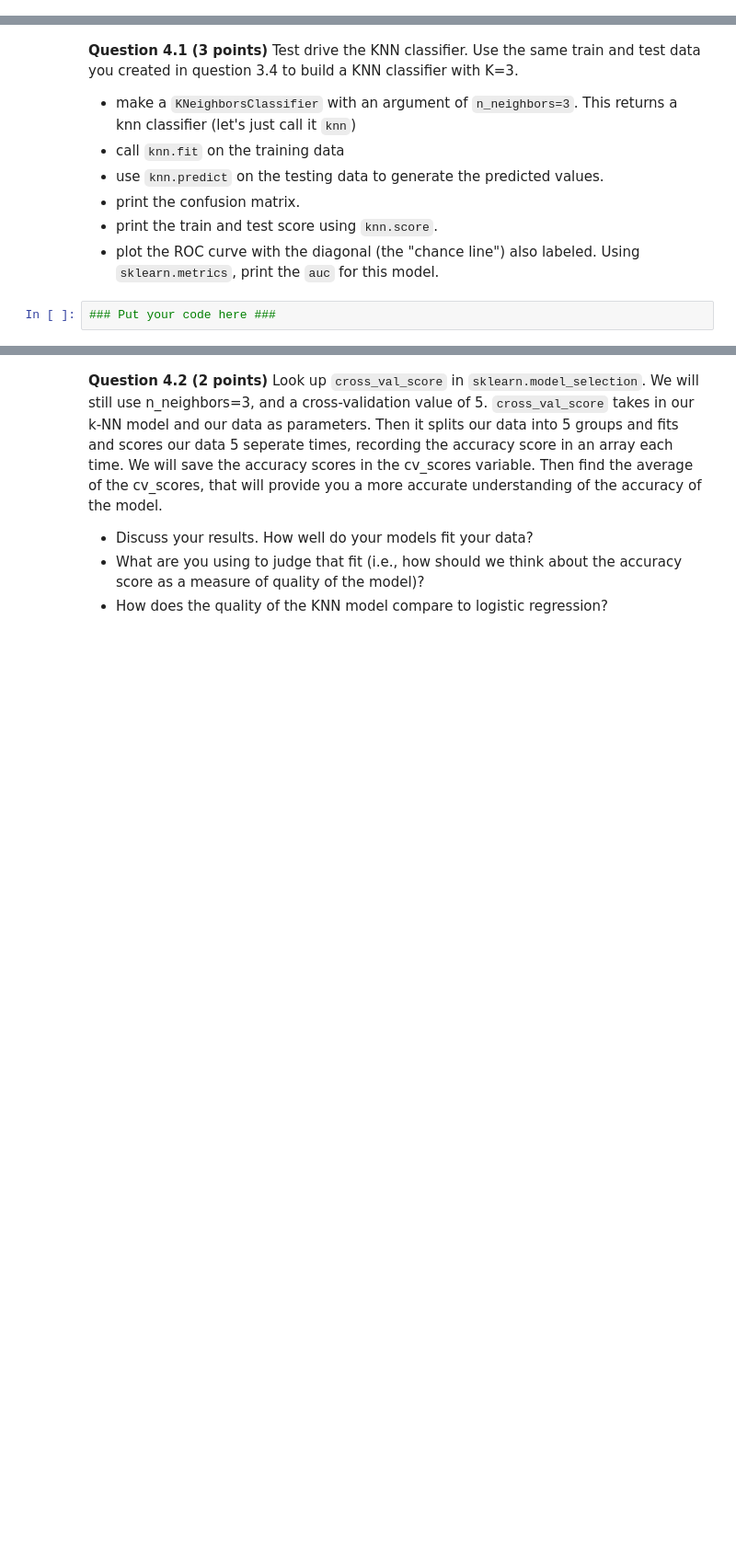
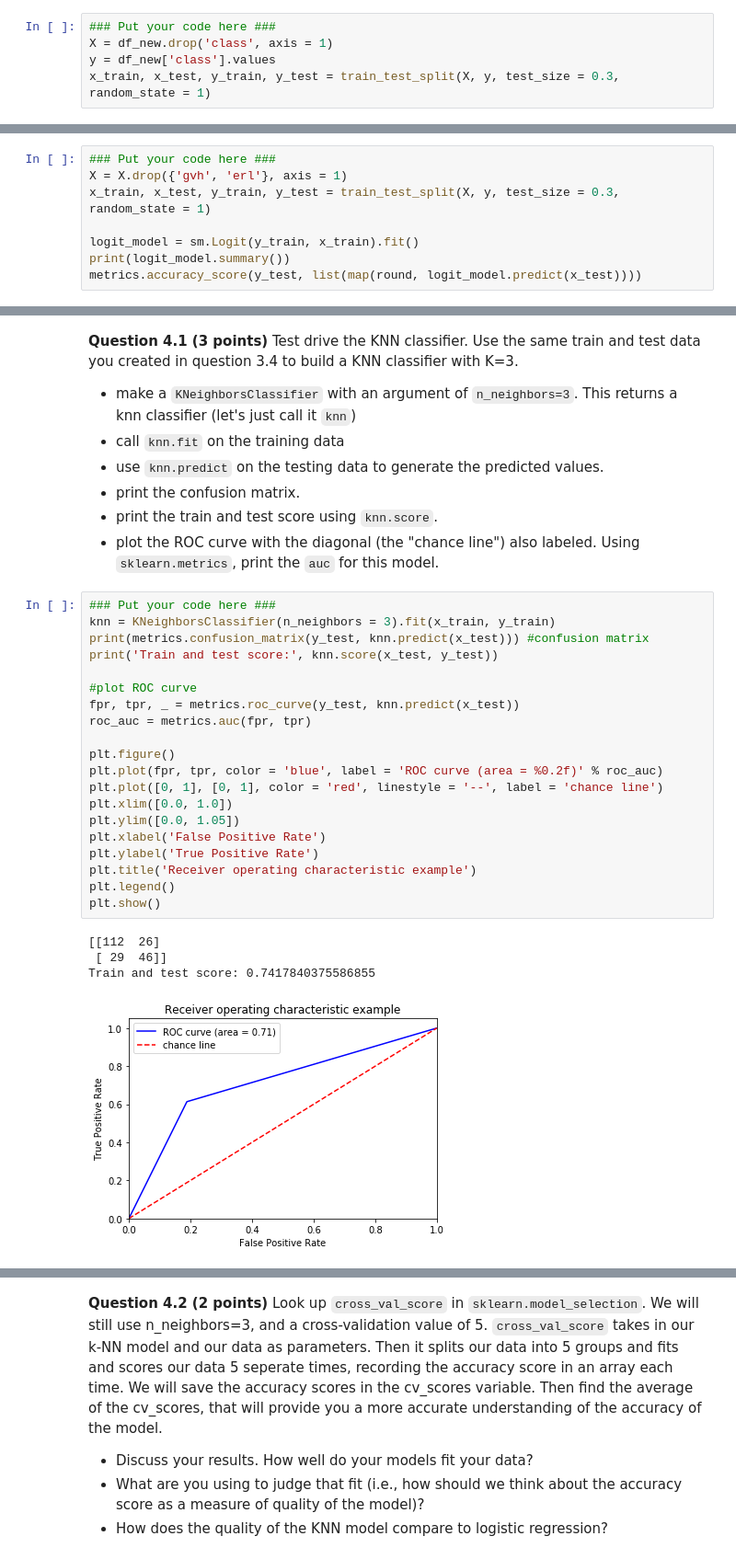
Before and after one commit to lamdao27/hw-03, a Jupyter notebook: HW-03_GitML-STUDENT.ipynb, the cells around one changed output, grey strips where cells are left out. Shown at 92% size. Saved outputs shown, nothing was run; the diff lists cells and outputs as text; blank space fills up the shorter version.

```diff
--- a/HW-03_GitML-STUDENT.ipynb
+++ b/HW-03_GitML-STUDENT.ipynb
@@ -84,3 +121,8 @@ In the next part we will build a logistic regression model for the data classifi
+# %%
+### Put your code here ###
+X = df_new.drop('class', axis = 1)
+y = df_new['class'].values
+x_train, x_test, y_train, y_test = train_test_split(X, y, test_size = 0.3, random_state = 1)
 # %% [markdown]
 **Question 3.2 (2 points)** Perform the logistic regression.
 * Discuss your results. How well does your model fit your data? What evidence are you using to make the determination?
@@ -95,0 +160,8 @@ In the next part we will build a logistic regression model for the data classifi
+# %%
+### Put your code here ###
+X = X.drop({'gvh', 'erl'}, axis = 1)
+x_train, x_test, y_train, y_test = train_test_split(X, y, test_size = 0.3, random_state = 1)
+
+logit_model = sm.Logit(y_train, x_train).fit()
+print(logit_model.summary())
+metrics.accuracy_score(y_test, list(map(round, logit_model.predict(x_test))))
@@ -107,8 +201,31 @@ In the next part we will be building a class that will use the k-nearest neighbo
 - print the confusion matrix.
 - print the train and test score using `knn.score`.
 - plot the ROC curve with the diagonal (the "chance line") also labeled. Using `sklearn.metrics`, print the `auc` for this model.
-# %%
-### Put your code here ###
+# %%
+### Put your code here ###
+knn = KNeighborsClassifier(n_neighbors = 3).fit(x_train, y_train)
+print(metrics.confusion_matrix(y_test, knn.predict(x_test))) #confusion matrix
+print('Train and test score:', knn.score(x_test, y_test))
+
+#plot ROC curve
+fpr, tpr, _ = metrics.roc_curve(y_test, knn.predict(x_test))
+roc_auc = metrics.auc(fpr, tpr)
+
+plt.figure()
+plt.plot(fpr, tpr, color = 'blue', label = 'ROC curve (area = %0.2f)' % roc_auc)
+plt.plot([0, 1], [0, 1], color = 'red', linestyle = '--', label = 'chance line')
+plt.xlim([0.0, 1.0])
+plt.ylim([0.0, 1.05])
+plt.xlabel('False Positive Rate')
+plt.ylabel('True Positive Rate')
+plt.title('Receiver operating characteristic example')
+plt.legend()
+plt.show()
+# %% [output]
+[[112  26]
+ [ 29  46]]
+Train and test score: 0.7417840375586855
+[figure, added]
 # %% [markdown]
 ## k-Fold Cross-Validation
 Cross-validation is when the dataset is randomly split up into ‘k’ groups. One of the groups is used as the test set and the rest are used as the training set. The model is trained on the training set and scored on the test set. Then the process is repeated until each unique group as been used as the test set.
```
Also changed, not shown: parts of 24 cells of this notebook.
